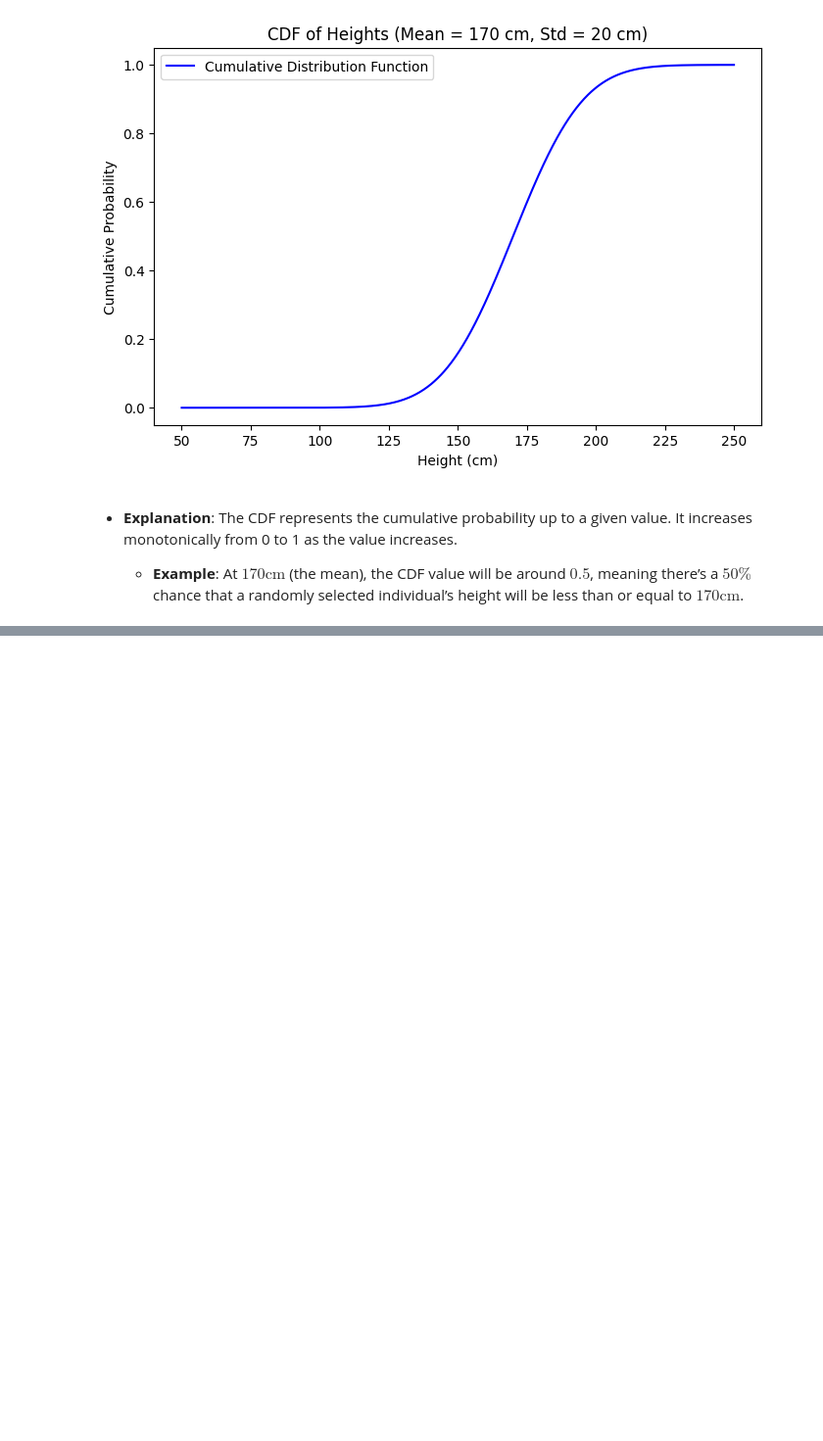
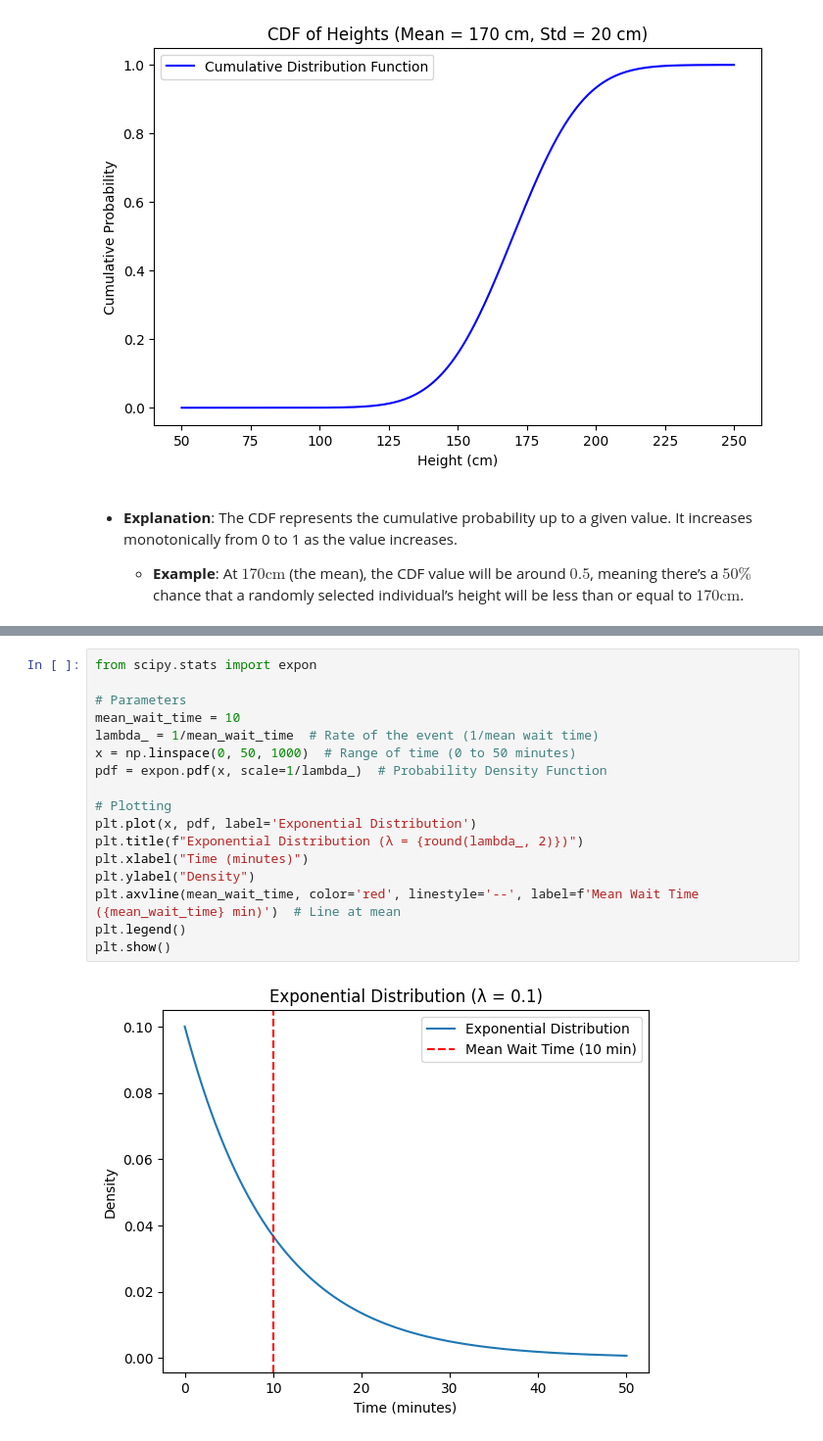
Before and after one commit to themarisolhernandez/ds-review-lessons, a Jupyter notebook: 09-random-variables.ipynb, the cells around one changed output, grey strips where cells are left out. Shown at 98% size. Drawn from its saved outputs; the diff is of its cells as text; blank space fills up the shorter version.

```diff
--- a/09-random-variables.ipynb
+++ b/09-random-variables.ipynb
@@ -334,0 +374,19 @@ plt.show()
+# %%
+from scipy.stats import expon
+
+# Parameters
+mean_wait_time = 10
+lambda_ = 1/mean_wait_time  # Rate of the event (1/mean wait time)
+x = np.linspace(0, 50, 1000)  # Range of time (0 to 50 minutes)
+pdf = expon.pdf(x, scale=1/lambda_)  # Probability Density Function
+
+# Plotting
+plt.plot(x, pdf, label='Exponential Distribution')
+plt.title(f"Exponential Distribution (λ = {round(lambda_, 2)})")
+plt.xlabel("Time (minutes)")
+plt.ylabel("Density")
+plt.axvline(mean_wait_time, color='red', linestyle='--', label=f'Mean Wait Time ({mean_wait_time} min)')  # Line at mean
+plt.legend()
+plt.show()
+# %% [output]
+[figure, added]
```
Also changed, not shown: parts of 22 cells of this notebook.
